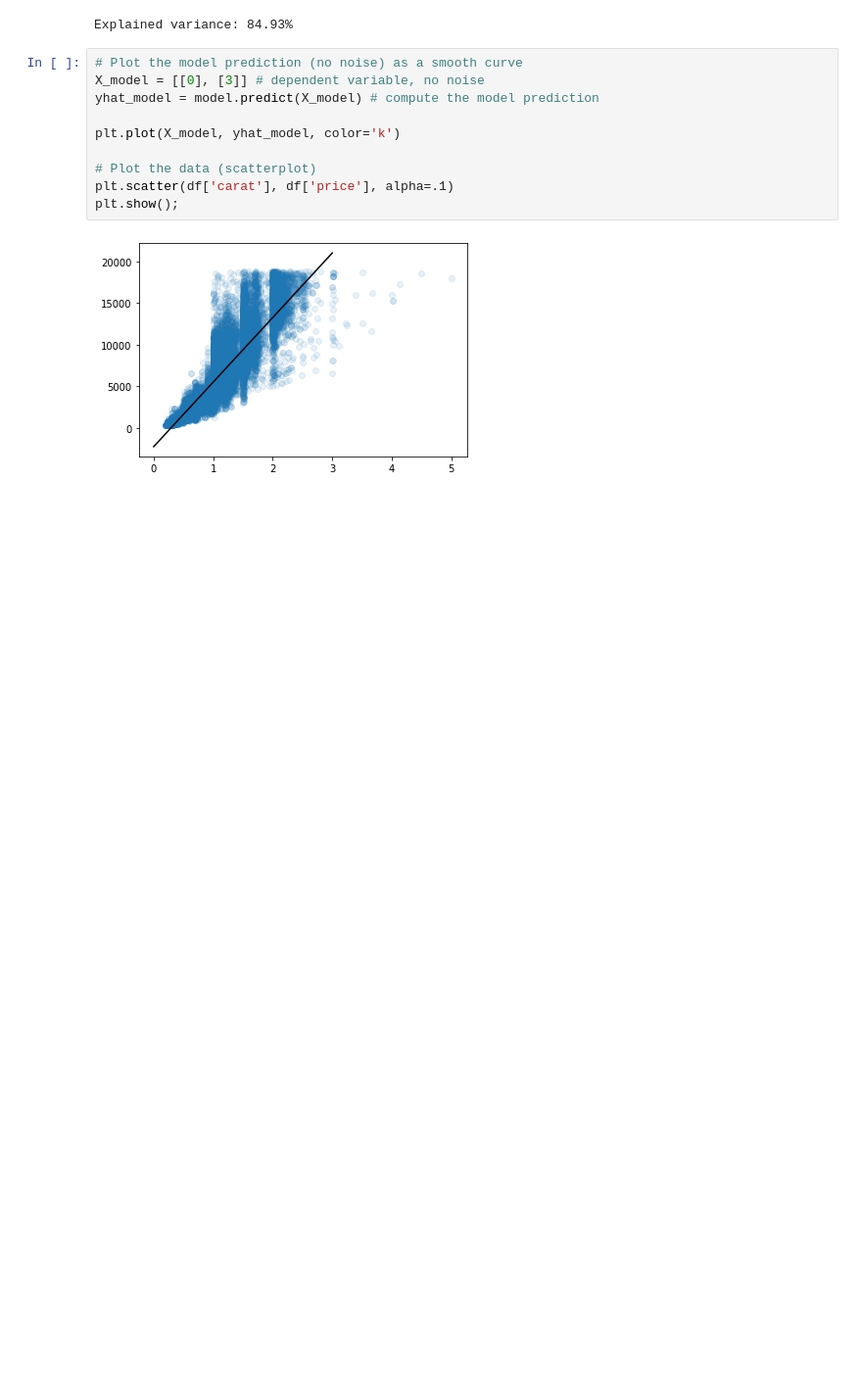
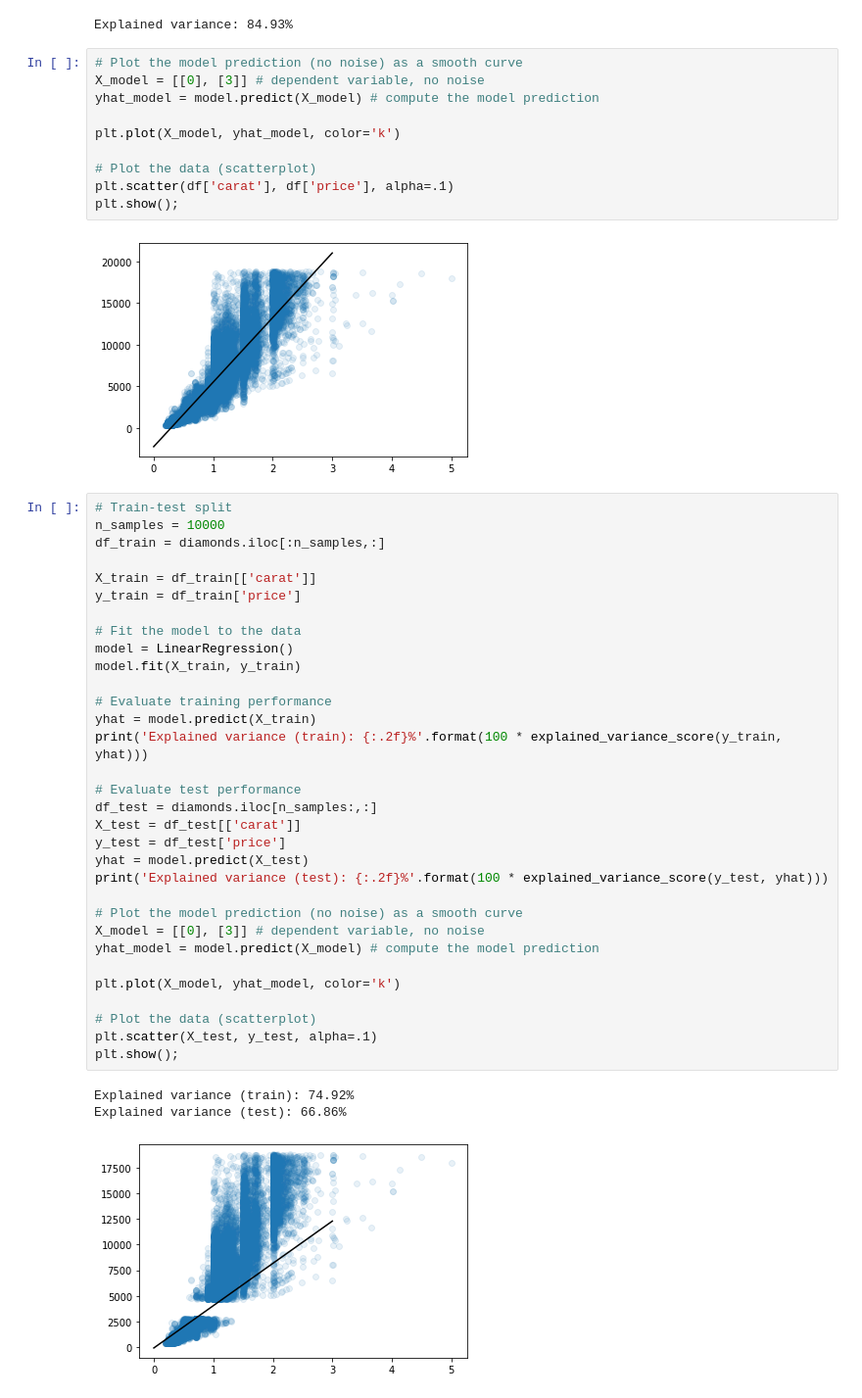
Before and after one commit to umbcdata602/spring2021, a Jupyter notebook: week08.ipynb, the cells around one changed output. Shown at 98% size. Saved outputs shown, nothing was run; the diff lists cells and outputs as text; blank space fills up the shorter version.

```diff
--- a/week08.ipynb
+++ b/week08.ipynb
@@ -163,3 +163,39 @@ plt.scatter(df['carat'], df['price'], alpha=.1)
 plt.show();
 # %% [output]
 [figure]
+# %%
+# Train-test split
+n_samples = 10000
+df_train = diamonds.iloc[:n_samples,:]
+
+X_train = df_train[['carat']]
+y_train = df_train['price']
+
+# Fit the model to the data
+model = LinearRegression()
+model.fit(X_train, y_train)
+
+# Evaluate training performance
+yhat = model.predict(X_train)
+print('Explained variance (train): {:.2f}%'.format(100 * explained_variance_score(y_train, yhat)))
+
+# Evaluate test performance
+df_test = diamonds.iloc[n_samples:,:]
+X_test = df_test[['carat']]
+y_test = df_test['price']
+yhat = model.predict(X_test)
+print('Explained variance (test): {:.2f}%'.format(100 * explained_variance_score(y_test, yhat)))
+
+# Plot the model prediction (no noise) as a smooth curve
+X_model = [[0], [3]] # dependent variable, no noise
+yhat_model = model.predict(X_model) # compute the model prediction
+
+plt.plot(X_model, yhat_model, color='k')
+
+# Plot the data (scatterplot)
+plt.scatter(X_test, y_test, alpha=.1)
+plt.show();
+# %% [output]
+Explained variance (train): 74.92%
+Explained variance (test): 66.86%
+[figure, added]
```
Also changed, not shown: parts of 2 cells of this notebook.
